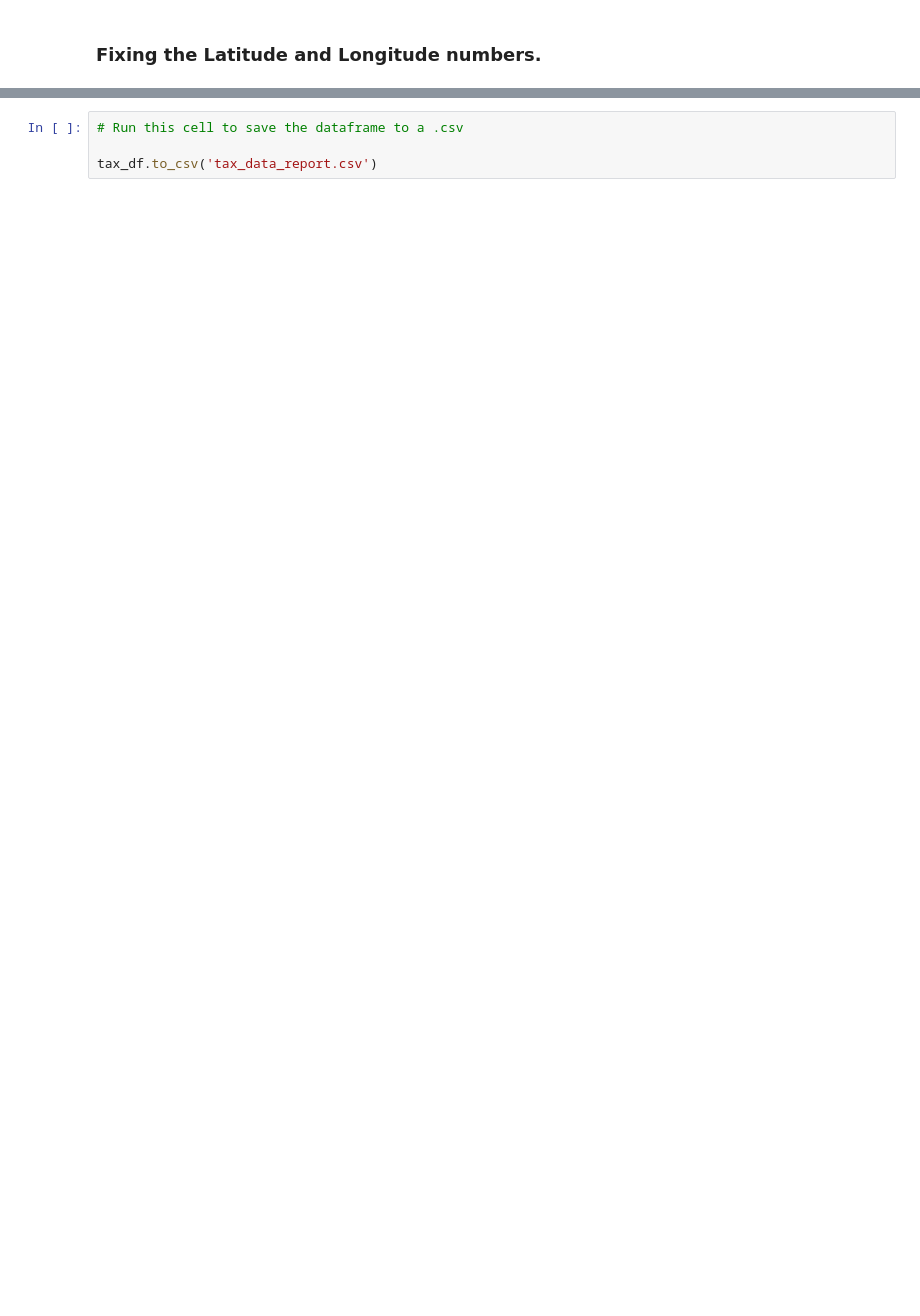
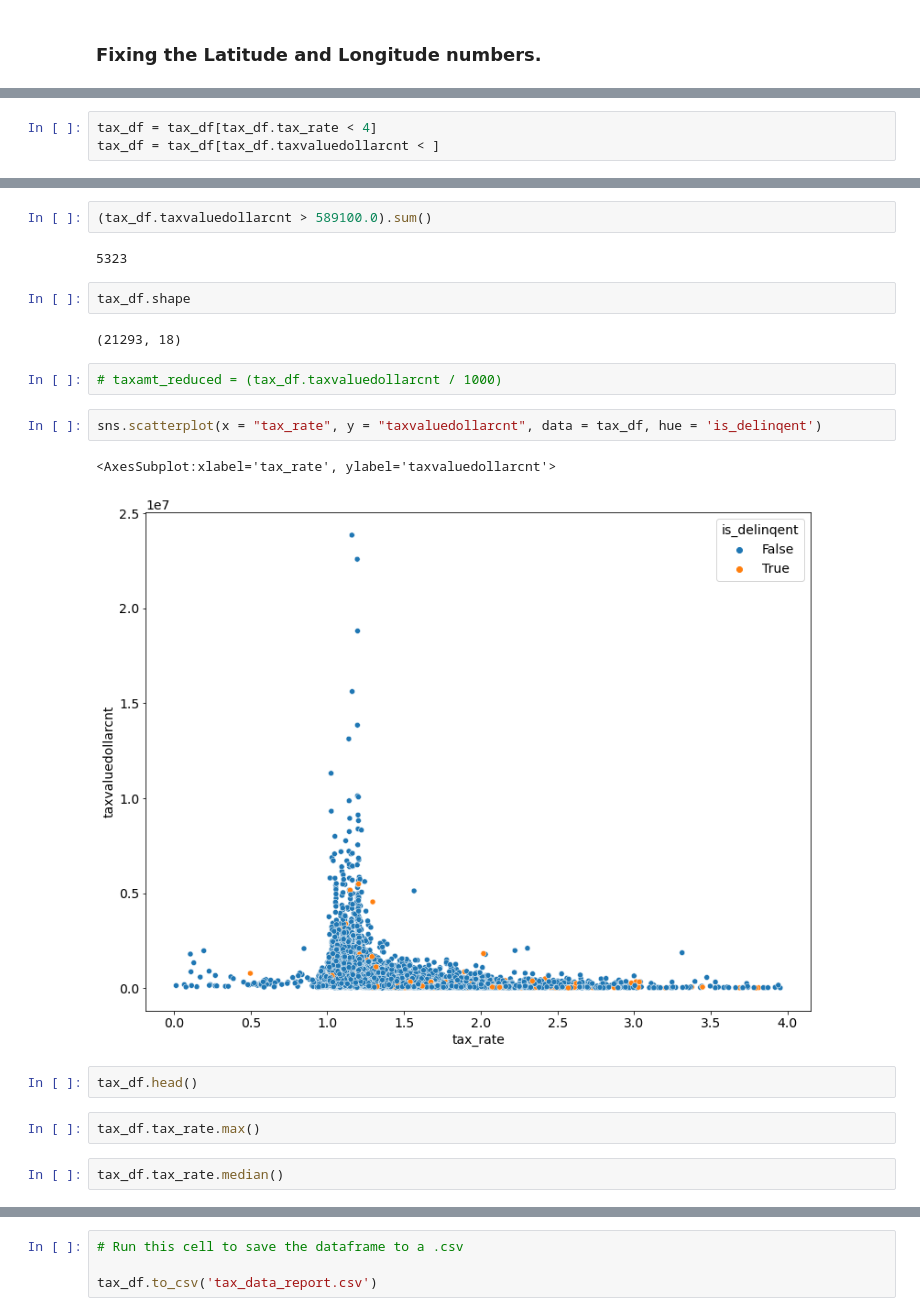
Before and after one commit to AAranda10/regression_project, a Jupyter notebook: explore.ipynb, the cells around one changed output, grey strips where cells are left out. Drawn from its saved outputs; the diff is of its cells as text; blank space fills up the shorter version.

```diff
--- a/explore.ipynb
+++ b/explore.ipynb
@@ -359,0 +286,3 @@ tax_df.head()
+# %%
+tax_df = tax_df[tax_df.tax_rate < 4]
+tax_df = tax_df[tax_df.taxvaluedollarcnt < ]
@@ -360,3 +301,24 @@ tax_df.head()
+# %%
+(tax_df.taxvaluedollarcnt > 589100.0).sum()
+# %% [output]
+5323
+# %%
+tax_df.shape
+# %% [output]
+(21293, 18)
+# %%
+# taxamt_reduced = (tax_df.taxvaluedollarcnt / 1000)
+# %%
+sns.scatterplot(x = "tax_rate", y = "taxvaluedollarcnt", data = tax_df, hue = 'is_delinqent')
+# %% [output]
+<AxesSubplot:xlabel='tax_rate', ylabel='taxvaluedollarcnt'>
+[figure, added]
+# %%
+tax_df.head()
+# %%
+tax_df.tax_rate.max()
+# %%
+tax_df.tax_rate.median()
 # %%
 sns.scatterplot(data = tax_df, y = 'tax_rate', x = 'fips')
 # plt.xlim(0, 5)
```
Also changed, not shown: parts of 30 cells of this notebook.
